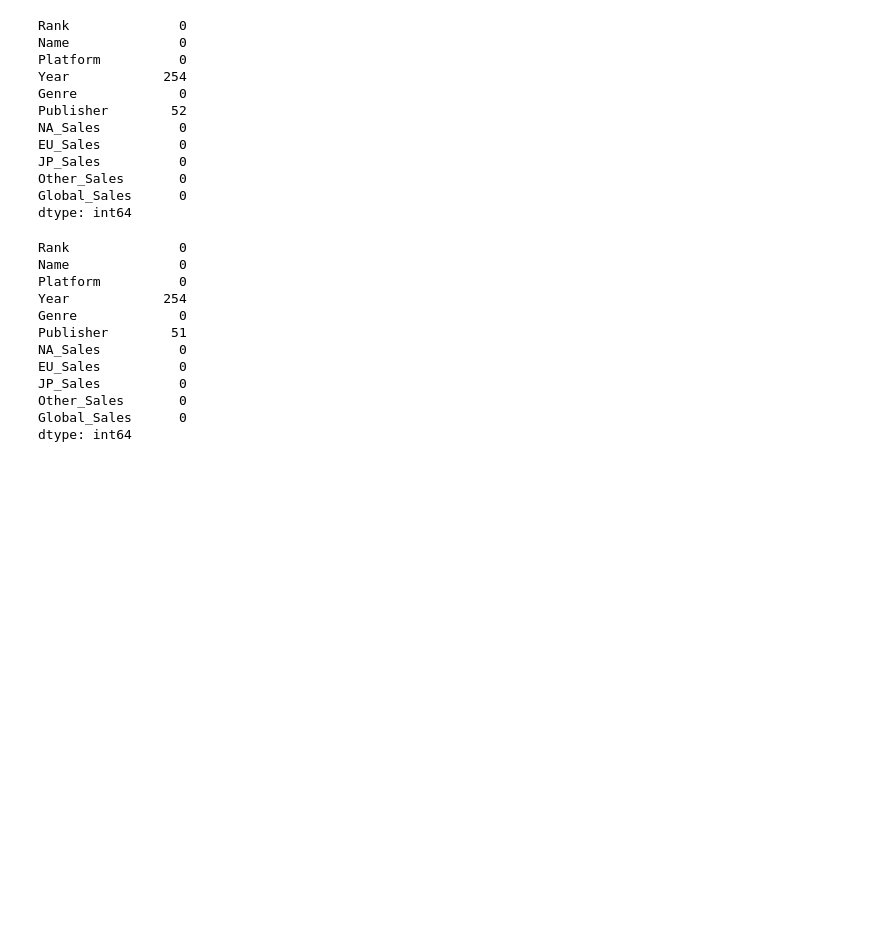
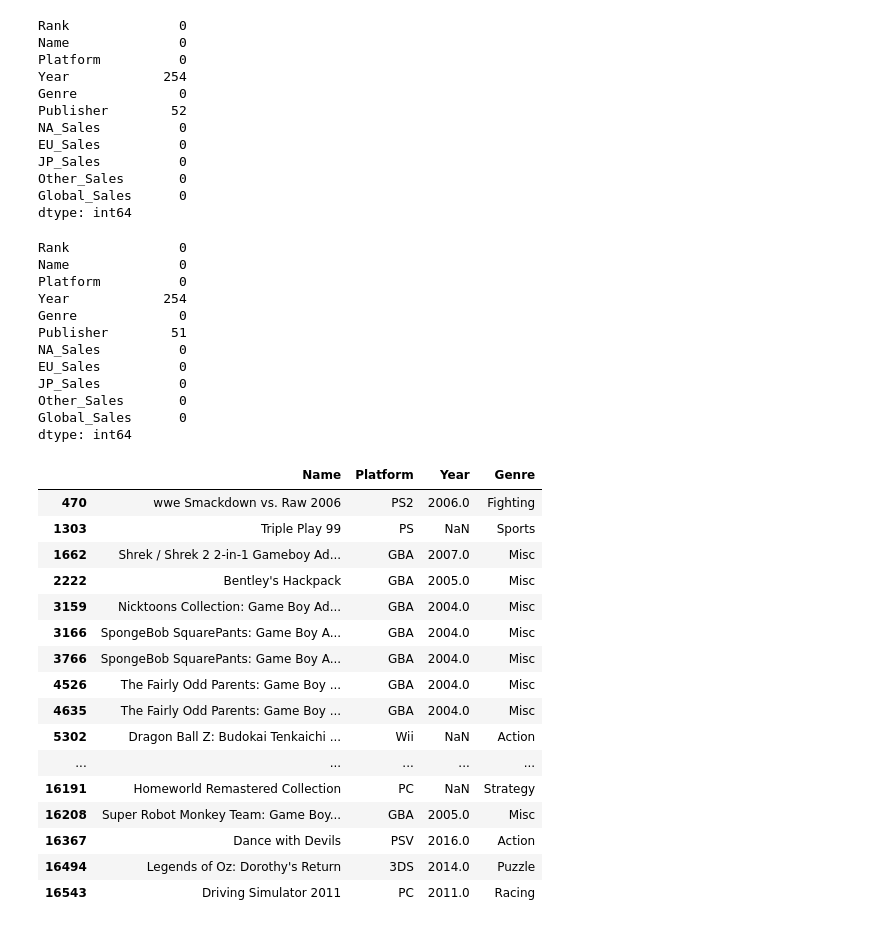
Before and after one commit to BerkOzerr/video_game_sales, a Jupyter notebook: video_game_sales.ipynb, the cells around one changed output. Drawn from its saved outputs; the diff is of its cells as text; code cells hidden in the pictures; blank space fills up the shorter version.

```diff
--- a/video_game_sales.ipynb
+++ b/video_game_sales.ipynb
@@ -179,3 +179,23 @@ JP_Sales          0
 Other_Sales       0
 Global_Sales      0
 dtype: int64
+# %%
+df.loc[df["Publisher"].isna(),["Name","Platform" ,"Year","Genre"]]
+# %% [output]
+|  | Name | Platform | Year | Genre |
+| 470 | wwe Smackdown vs. Raw 2006 | PS2 | 2006.0 | Fighting |
+| 1303 | Triple Play 99 | PS | NaN | Sports |
+| 1662 | Shrek / Shrek 2 2-in-1 Gameboy Ad... | GBA | 2007.0 | Misc |
+| 2222 | Bentley's Hackpack | GBA | 2005.0 | Misc |
+| 3159 | Nicktoons Collection: Game Boy Ad... | GBA | 2004.0 | Misc |
+| 3166 | SpongeBob SquarePants: Game Boy A... | GBA | 2004.0 | Misc |
+| 3766 | SpongeBob SquarePants: Game Boy A... | GBA | 2004.0 | Misc |
+| 4526 | The Fairly Odd Parents: Game Boy ... | GBA | 2004.0 | Misc |
+| 4635 | The Fairly Odd Parents: Game Boy ... | GBA | 2004.0 | Misc |
+| 5302 | Dragon Ball Z: Budokai Tenkaichi ... | Wii | NaN | Action |
+| ... | ... | ... | ... | ... |
+| 16191 | Homeworld Remastered Collection | PC | NaN | Strategy |
+| 16208 | Super Robot Monkey Team: Game Boy... | GBA | 2005.0 | Misc |
+| 16367 | Dance with Devils | PSV | 2016.0 | Action |
+| 16494 | Legends of Oz: Dorothy's Return | 3DS | 2014.0 | Puzzle |
+| 16543 | Driving Simulator 2011 | PC | 2011.0 | Racing |
```
Also changed, not shown: parts of 11 cells of this notebook.
